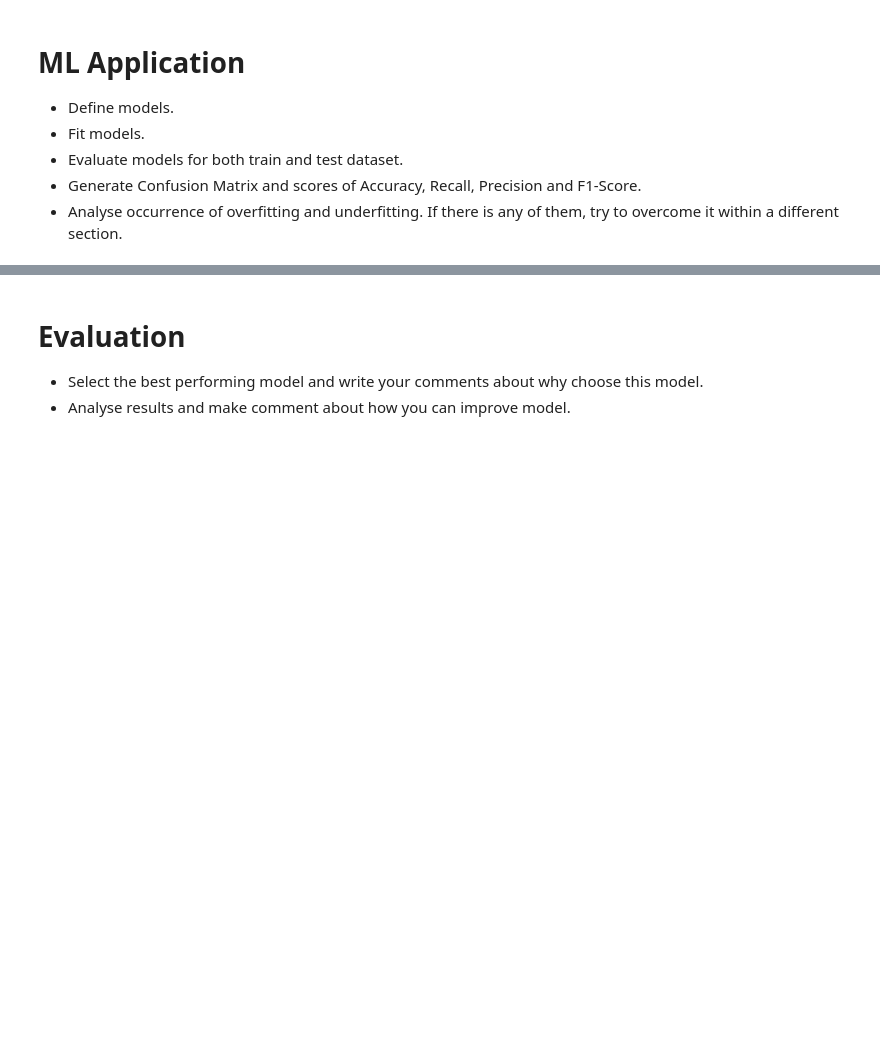
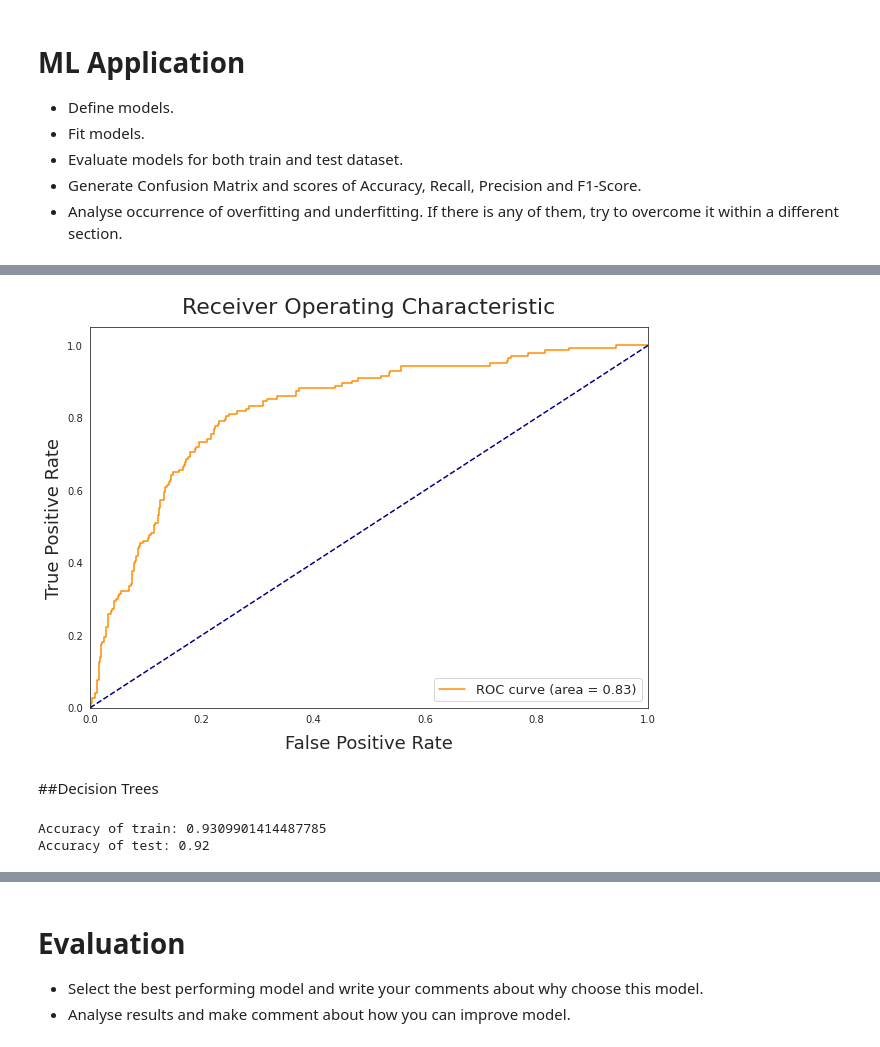
Before and after one commit to KutayAkalin/ML_Course_9-11-20, a Jupyter notebook: Project/09-11-2020 ML Course Nigeria Project 'Victoria Akintomide'.ipynb, the cells around one changed output, grey strips where cells are left out. Drawn from its saved outputs; the diff is of its cells as text; code cells hidden in the pictures; blank space fills up the shorter version.

```diff
--- a/Project/09-11-2020 ML Course Nigeria Project 'Victoria Akintomide'.ipynb
+++ b/Project/09-11-2020 ML Course Nigeria Project 'Victoria Akintomide'.ipynb
@@ -162,0 +282,23 @@ False
+# %%
+from sklearn.metrics import roc_curve, auc
+y_pred_prop = final_model.predict_proba(X_test)[:,1]
+
+fpr_log, tpr_log, _ = roc_curve(y_test, y_pred_prop)
+roc_auc_log = auc(fpr_log, tpr_log)
+
+sns.set_style("white")
+plt.figure(figsize=(10, 7))
+plt.plot(fpr_log, tpr_log, color='darkorange',
+         label='ROC curve (area = %0.2f)' % roc_auc_log)
+plt.plot([0, 1], [0, 1], color='navy', linestyle='--')
+plt.xlim([0.0, 1.0])
+plt.ylim([0.0, 1.05])
+plt.xlabel('False Positive Rate',fontsize=18,labelpad =10)
+plt.ylabel('True Positive Rate',fontsize=18)
+plt.title('Receiver Operating Characteristic',fontsize=22).set_position([.5, 1.02])
+plt.legend(loc="lower right",fontsize=13)
+plt.show()
+# %% [output]
+[figure, added]
+# %% [markdown]
+##Decision Trees
@@ -162,0 +308,14 @@ False
+# %%
+from sklearn.tree import DecisionTreeClassifier
+
+clf = DecisionTreeClassifier(max_depth=4 , random_state=42)
+clf.fit(X_train,y_train)
+print("Accuracy of train:",clf.score(X_train,y_train))
+print("Accuracy of test:",clf.score(X_test,y_test))
+
+#bias for training
+#bias for test
+#variance = test_bias - train_bias =
+# %% [output]
+Accuracy of train: 0.9309901414487785
+Accuracy of test: 0.92
```
Also changed, not shown: parts of 29 cells of this notebook.
